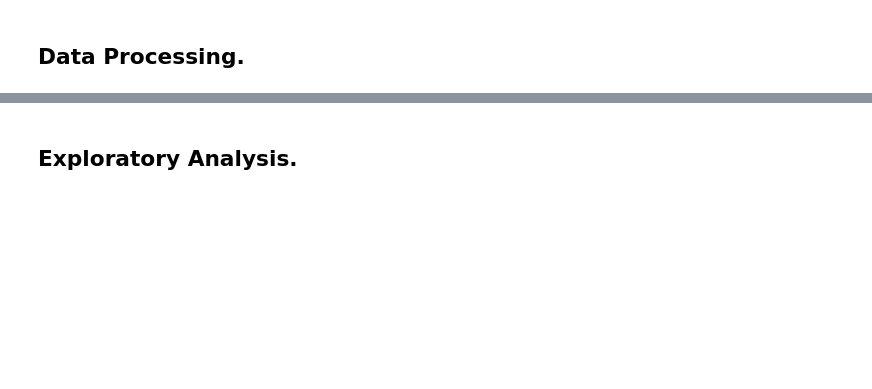
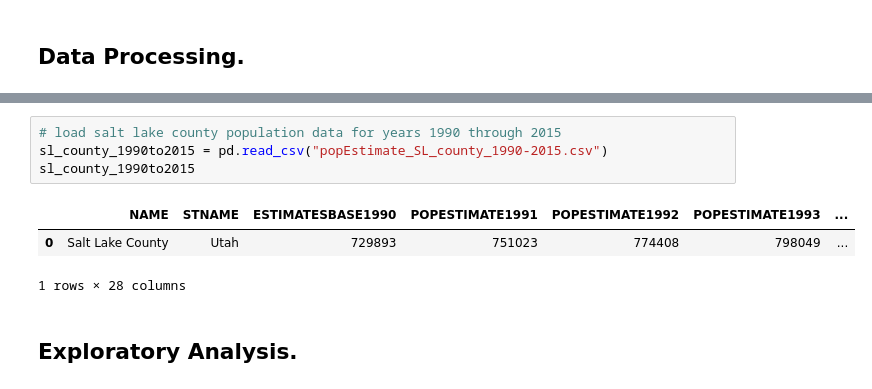
Before and after one commit to rolsenrob/SLC-AQI-Predictions-Project, a Jupyter notebook: Salt Lake City AQI Predictions and Forecasting..ipynb, the cells around one changed output, grey strips where cells are left out. Saved outputs shown, nothing was run; the diff lists cells and outputs as text; blank space fills up the shorter version.

```diff
--- a/Salt Lake City AQI Predictions and Forecasting..ipynb
+++ b/Salt Lake City AQI Predictions and Forecasting..ipynb
@@ -29,3 +77,11 @@ We expect that we should be able to give an accurate short term AQI prediction,
+# %%
+# load salt lake county population data for years 1990 through 2015
+sl_county_1990to2015 = pd.read_csv("popEstimate_SL_county_1990-2015.csv")
+sl_county_1990to2015
+# %% [output]
+|  | NAME | STNAME | ESTIMATESBASE1990 | POPESTIMATE1991 | POPESTIMATE1992 | POPESTIMATE1993 | ... |
+| 0 | Salt Lake County | Utah | 729893 | 751023 | 774408 | 798049 | ... |
+1 rows × 28 columns
 # %% [markdown]
 ## Exploratory Analysis.
 # %% [markdown]
```
Also changed, not shown: parts of 8 cells of this notebook, 2 other files.
